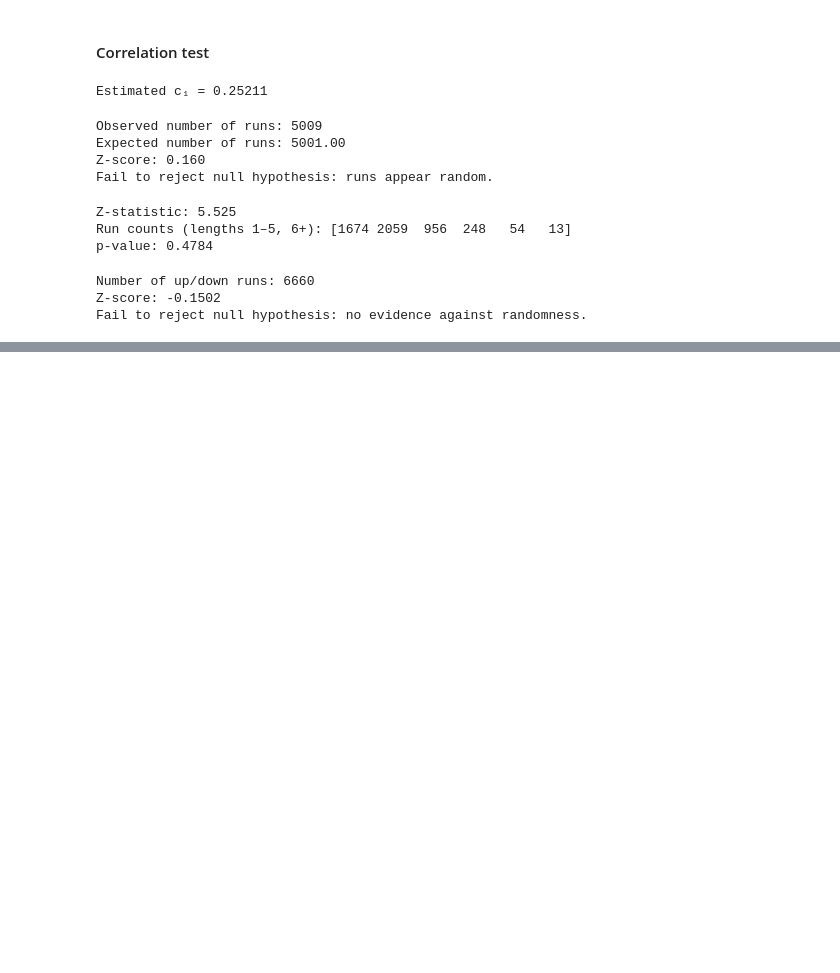
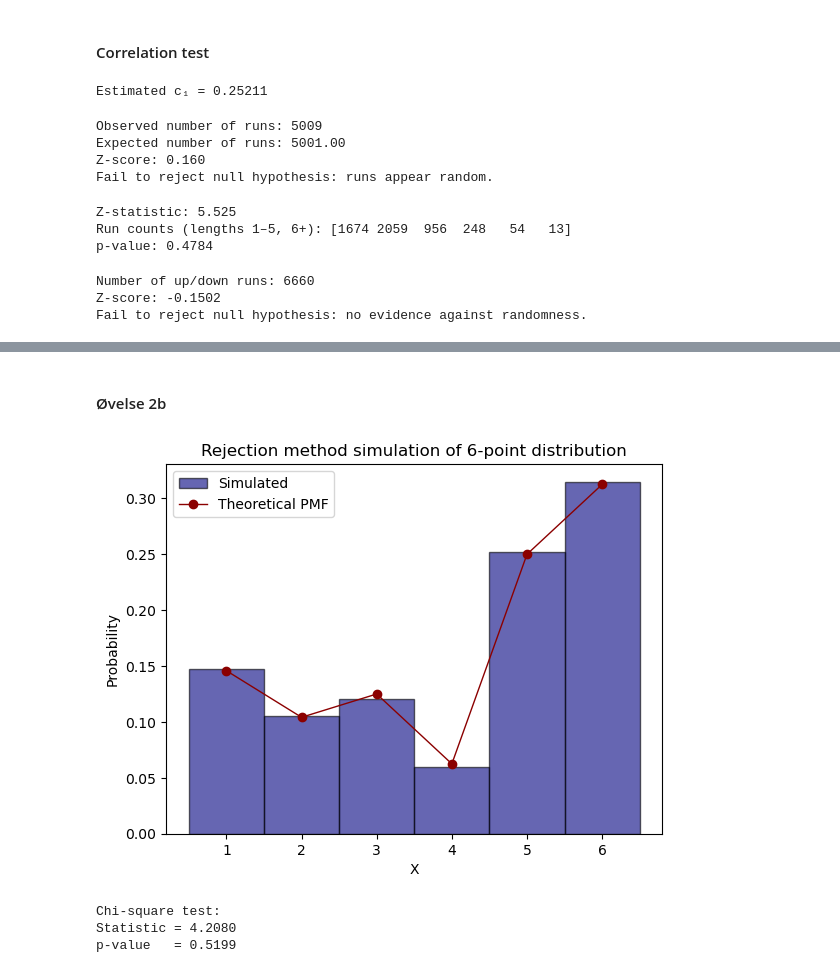
Before and after one commit to rikkeals/Stochastic_Simulation, a Jupyter notebook: Exercises.ipynb, the cells around one changed output, grey strips where cells are left out. Saved outputs shown, nothing was run; the diff lists cells and outputs as text; code cells hidden in the pictures; blank space fills up the shorter version.

```diff
--- a/Exercises.ipynb
+++ b/Exercises.ipynb
@@ -672,0 +785,51 @@ Fail to reject null hypothesis: no evidence against randomness.
+# %% [markdown]
+#### Øvelse 2b
+# %%
+import numpy as np
+import matplotlib.pyplot as plt
+from scipy.stats import chisquare
+
+np.random.seed(237)
+
+# Target distribution
+X_values = np.array([1, 2, 3, 4, 5, 6])
+p = np.array([7, 5, 6, 3, 12, 15]) / 48
+q = np.ones(6) / 6
+c = max(p / q)  # = 1.875
+
+# Rejection sampling
+n_samples = 10000
+samples = []
+
+while len(samples) < n_samples:
+    x = np.random.randint(1, 7)  # Proposal from uniform 1-6
+    u = np.random.rand()
+    accept_prob = (p[x-1] / q[x-1]) / c
+    if u <= accept_prob:
+        samples.append(x)
+
+samples = np.array(samples)
+
+# Plot histogram
+plt.hist(samples, bins=np.arange(1, 8)-0.5, edgecolor='black', density=True, label='Simulated', alpha=0.6, color='navy')
+plt.xticks(X_values)
+plt.plot(X_values, p, 'o-', label='Theoretical PMF', color='darkred', linewidth=1)
+plt.title('Rejection method simulation of 6-point distribution')
+plt.xlabel('X')
+plt.ylabel('Probability')
+plt.legend()
+plt.show()
+
+# Chi-square test
+observed_counts = np.array([(samples == x).sum() for x in X_values])
+expected_counts = p * n_samples
+chi_stat, p_value = chisquare(f_obs=observed_counts, f_exp=expected_counts)
+
+print("Chi-square test:")
+print(f"Statistic = {chi_stat:.4f}")
+print(f"p-value   = {p_value:.4f}")
+# %% [output]
+[figure, added]
+Chi-square test:
+Statistic = 4.2080
+p-value   = 0.5199
```
Also changed, not shown: parts of 12 cells of this notebook, 1 other file.
